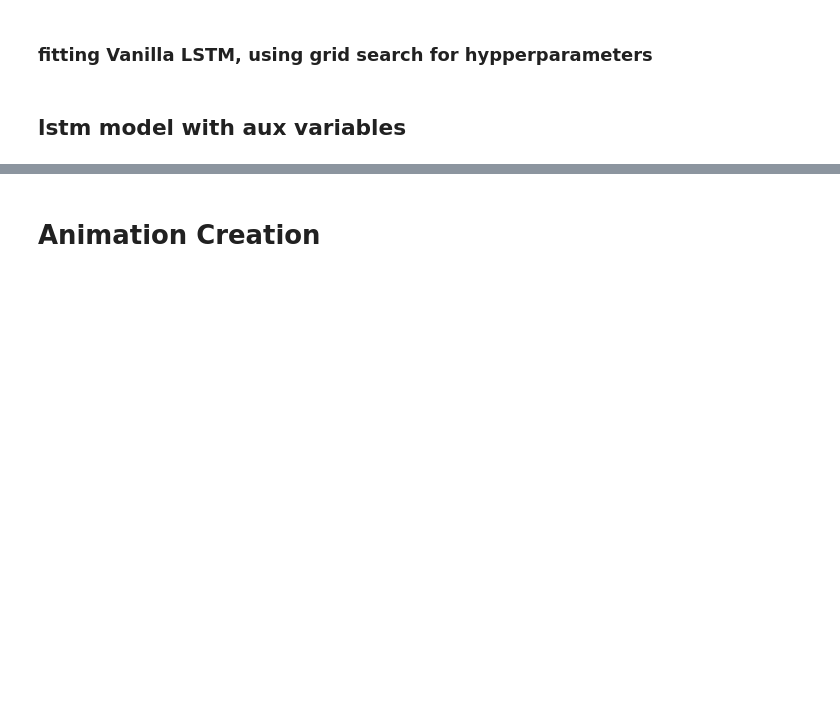
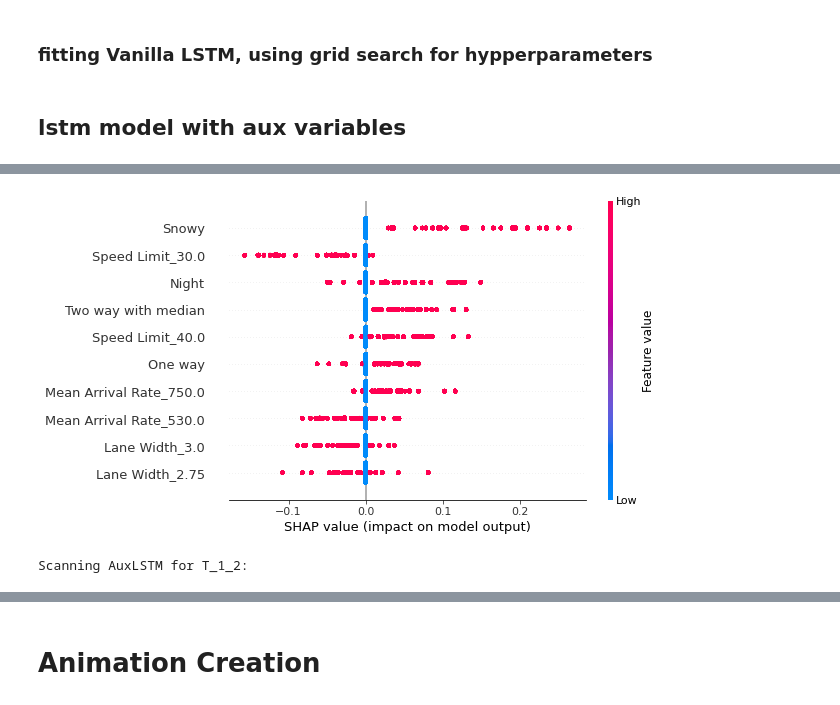
Before and after one commit to arashk1990/ProjectVR, a Jupyter notebook: models/Trajectory/LSTMnetwork.ipynb, the cells around one changed output, grey strips where cells are left out. Saved outputs shown, nothing was run; the diff lists cells and outputs as text; code cells hidden in the pictures; blank space fills up the shorter version.

```diff
--- a/models/Trajectory/LSTMnetwork.ipynb
+++ b/models/Trajectory/LSTMnetwork.ipynb
@@ -68,19 +37,0 @@ with open(f'{folder}outTest{dtype}', 'rb') as f:
-# %%
-# Merge aux and seq in to use as input
-maxlen = max(inputseqTrain.shape[1],inputauxTrain.shape[1])
-
-inputseqTrain = pad_sequences(inputseqTrain, maxlen = maxlen,
-                              dtype='float32',value=-0.01)
-
-inputauxTrain = pad_sequences(inputauxTrain, maxlen = maxlen,
-                              dtype='float32',value=-0.01)
-
-inpTrain = np.dstack((inputseqTrain,inputauxTrain))
-
-inputseqTest = pad_sequences(inputseqTest, maxlen = maxlen,
-                              dtype='float32',value=-0.01)
-
-inputauxTest = pad_sequences(inputauxTest, maxlen = maxlen,
-                              dtype='float32',value=-0.01)
-
-inpTest = np.dstack((inputseqTest,inputauxTest))
@@ -583,0 +581,51 @@ scan_object.data.head()
+# %%
+modifSHAP = pd.DataFrame(shap_values)
+modifSHAP.columns = dfxtrain.columns
+modifSHAP = modifSHAP.drop(columns = ['Lane Width_2.5','Speed Limit_50.0',
+                          'two way','Mean Arrival Rate_1100.0'])
+
+modifdfxtrain = dfxtrain.drop(columns = ['Lane Width_2.5','Speed Limit_50.0',
+                          'two way','Mean Arrival Rate_1100.0'])
+
+fig2 = shap.summary_plot(np.array(modifSHAP), modifdfxtrain,max_display=20,show =False)
+plt.savefig('shaptraj2', bbox_inches='tight')
+# %% [output]
+[figure, added]
+# %%
+#### t12
+p = {"Llayers" : [3],
+     "Dlayers" : [1],
+     "nodes" : [50],
+     "batch_size": [32],
+     "drpout" : [0]}
+def score(y_true, y_pred):
+    return -K.mean(K.square(y_pred - y_true))
+
+#AllAuxLSTM = pd.DataFrame()
+#data prepare
+for Dtype in ['T_1_2']:
+
+    print (f'Scanning AuxLSTM for {Dtype}:')
+    funclean = Seqdata.PrepareData(dtype = Dtype)
+    inputseqTrain, outTrain = funclean.run(XscaledTrain,YscaledTrain,
+                                           distscaledTrain,usero1trajTrain,
+                                           usero2trajTrain,usero3trajTrain,
+                                           userauxTrain)
+
+    inputseqTest, outTest = funclean.run(XscaledTest,YscaledTest,
+                                         distscaledTest,usero1trajTest,
+                                         usero2trajTest,usero3trajTest,
+                                         userauxTest)
+
+    AuxLSTM_object12 = ta.Scan(x = inputseqTrain,
+                           y = outTrain,
+                           params = p,
+                           model = AuxLSTM,
+                           val_split = 0.2,
+                           experiment_name=f'AuxLSTM{Dtype}')
+
+    #datadf = AuxLSTM_object.data
+    #datadf['Dtype'] = Dtype
+    #AllAuxLSTM = AllAuxLSTM.append(datadf)
+# %% [output]
+Scanning AuxLSTM for T_1_2:
```
Also changed, not shown: parts of 43 cells of this notebook, 47 other files.
